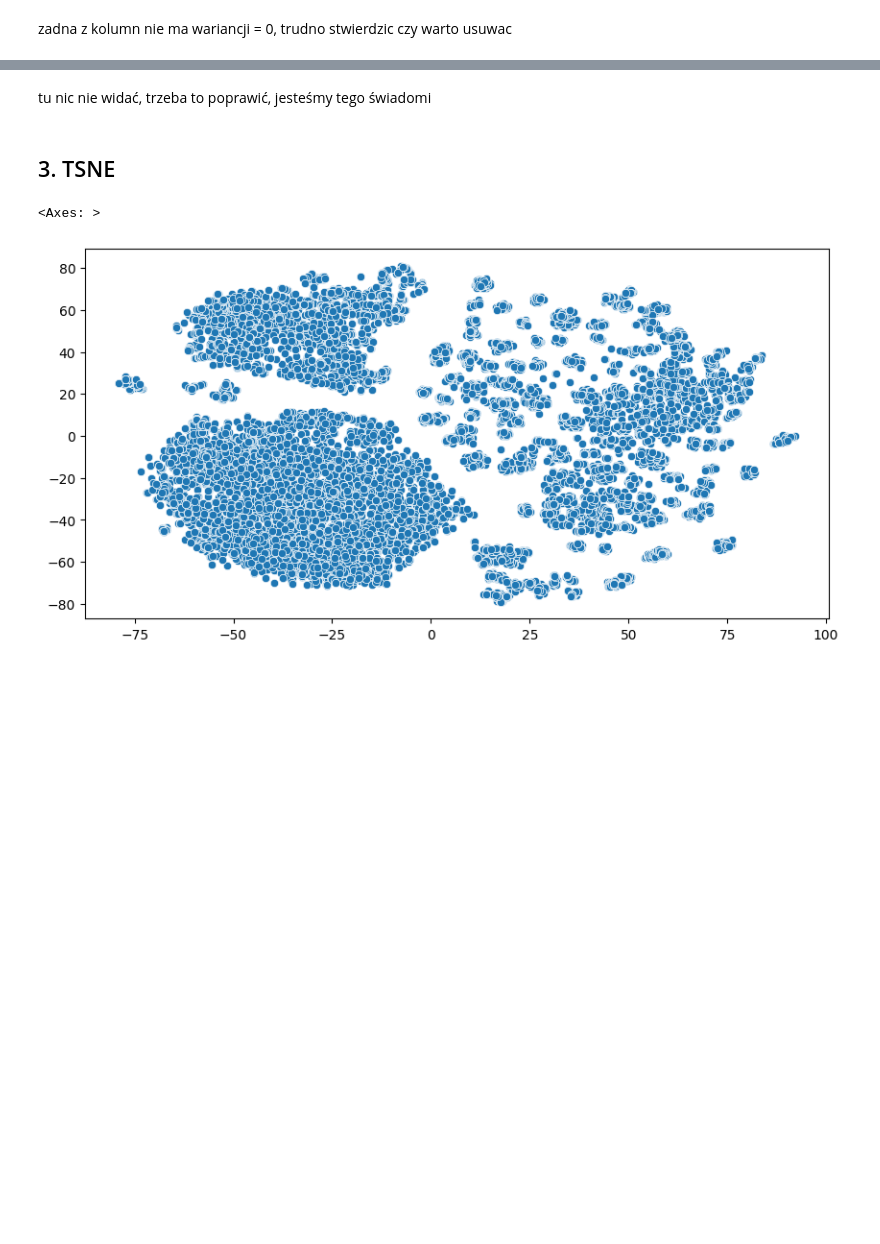
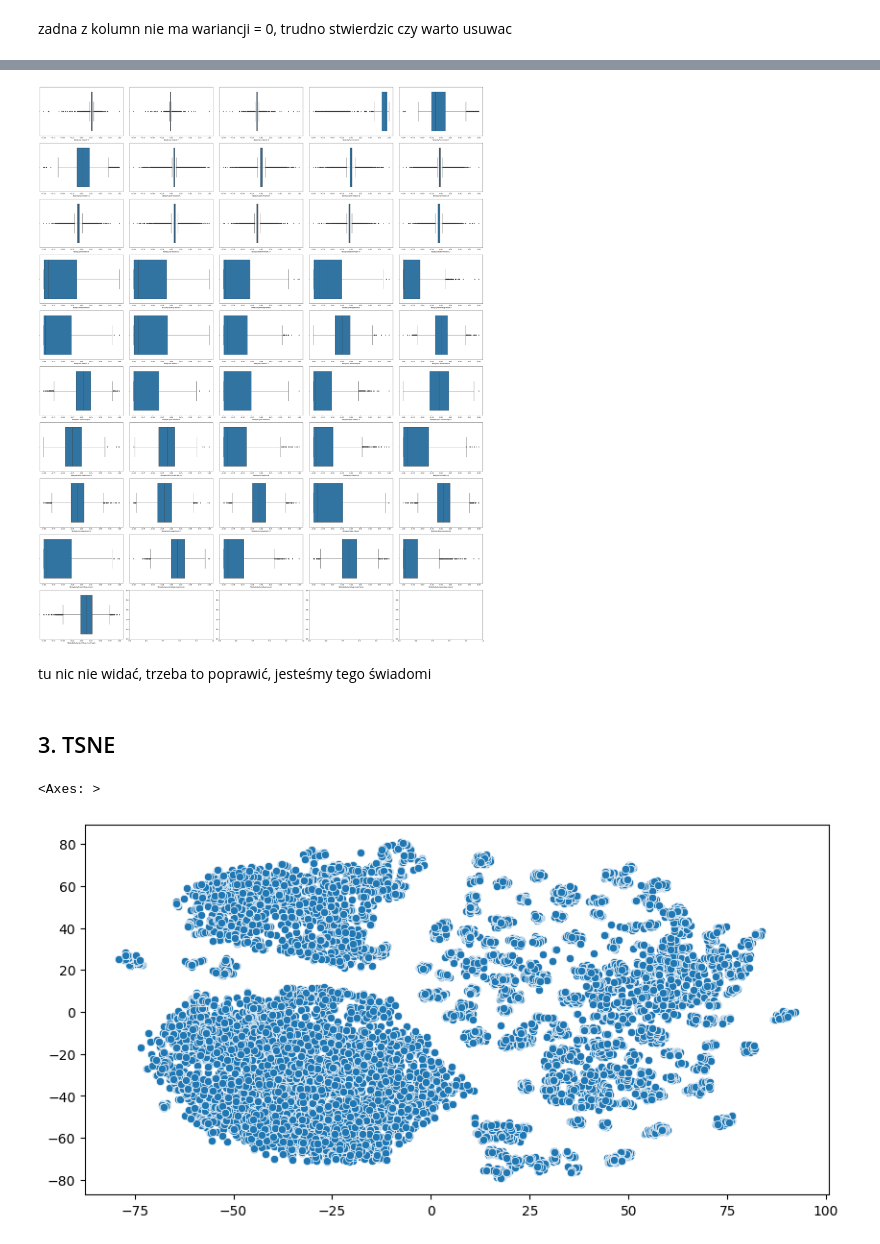
Before and after one commit to DeptuchMateusz/Human-activity-recognition-using-smartphones-clustering, a Jupyter notebook: EDA/EDA.ipynb, the cells around one changed output, grey strips where cells are left out. Cells and saved outputs as stored; diff of their text form; code cells hidden in the pictures; blank space fills up the shorter version.

```diff
--- a/EDA/EDA.ipynb
+++ b/EDA/EDA.ipynb
@@ -194,3 +254,14 @@ plt.show()
+# %%
+fig, axes = plt.subplots(10, 5, figsize=(40, 50))
+axes = axes.flatten()
+
+for i, col in enumerate(stat_cols):
+    sns.boxplot(data, x= data[col], ax= axes[i])
+
+plt.tight_layout()
+plt.show()
+# %% [output]
+[figure, added]
 # %% [markdown]
 tu nic nie widać, trzeba to poprawić, jesteśmy tego świadomi
 # %% [markdown]
```
Also changed, not shown: parts of 10 cells of this notebook.
